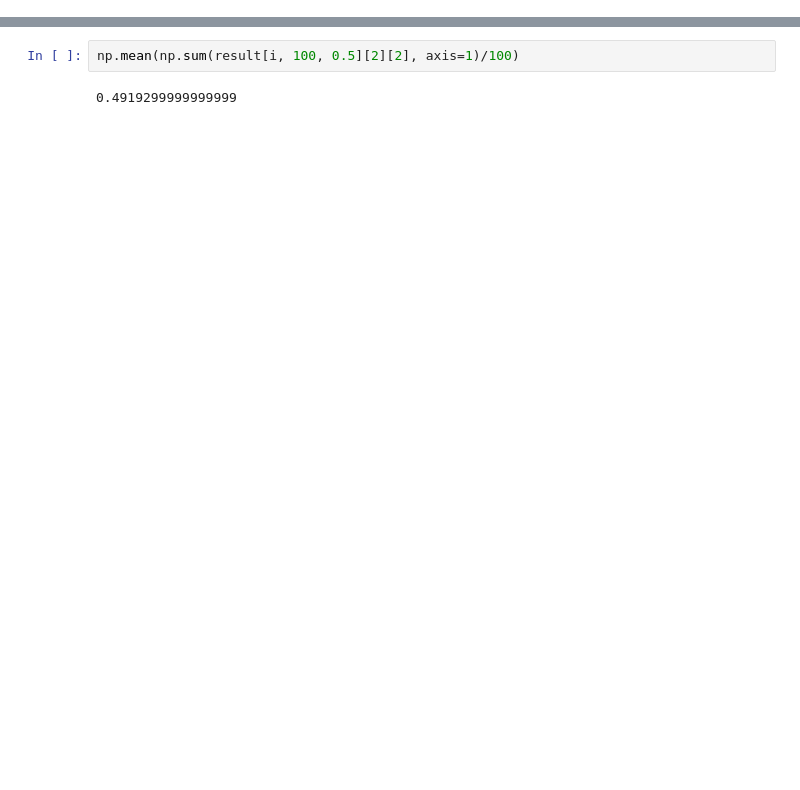
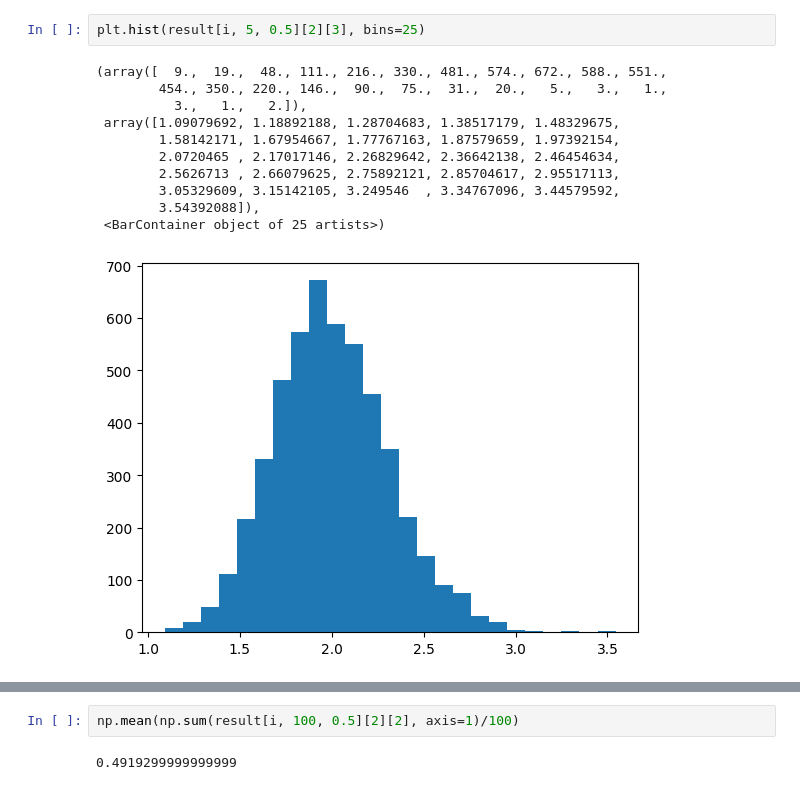
Before and after one commit to hallelujahylefay/hw_bayesian_gibbs_sampler, a Jupyter notebook: posteriors.ipynb, the cells around one changed output, grey strips where cells are left out. Drawn from its saved outputs; the diff is of its cells as text; blank space fills up the shorter version.

```diff
--- a/posteriors.ipynb
+++ b/posteriors.ipynb
@@ -28 +30,15 @@ KeyError: (0, 10, 0.02)
+# %%
+plt.hist(result[i, 5, 0.5][2][3], bins=25)
+# %% [output]
+(array([  9.,  19.,  48., 111., 216., 330., 481., 574., 672., 588., 551.,
+        454., 350., 220., 146.,  90.,  75.,  31.,  20.,   5.,   3.,   1.,
+          3.,   1.,   2.]),
+ array([1.09079692, 1.18892188, 1.28704683, 1.38517179, 1.48329675,
+        1.58142171, 1.67954667, 1.77767163, 1.87579659, 1.97392154,
+        2.0720465 , 2.17017146, 2.26829642, 2.36642138, 2.46454634,
+        2.5626713 , 2.66079625, 2.75892121, 2.85704617, 2.95517113,
+        3.05329609, 3.15142105, 3.249546  , 3.34767096, 3.44579592,
+        3.54392088]),
+ <BarContainer object of 25 artists>)
+[figure, added]
 # %%
```
Also changed, not shown: parts of 6 cells of this notebook, 3 other files.
